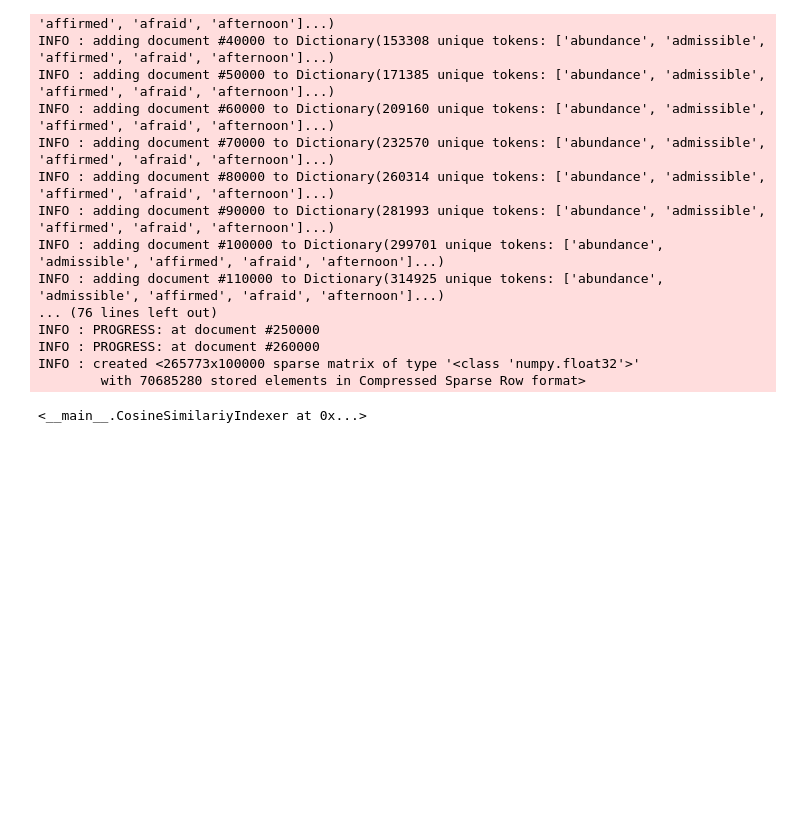
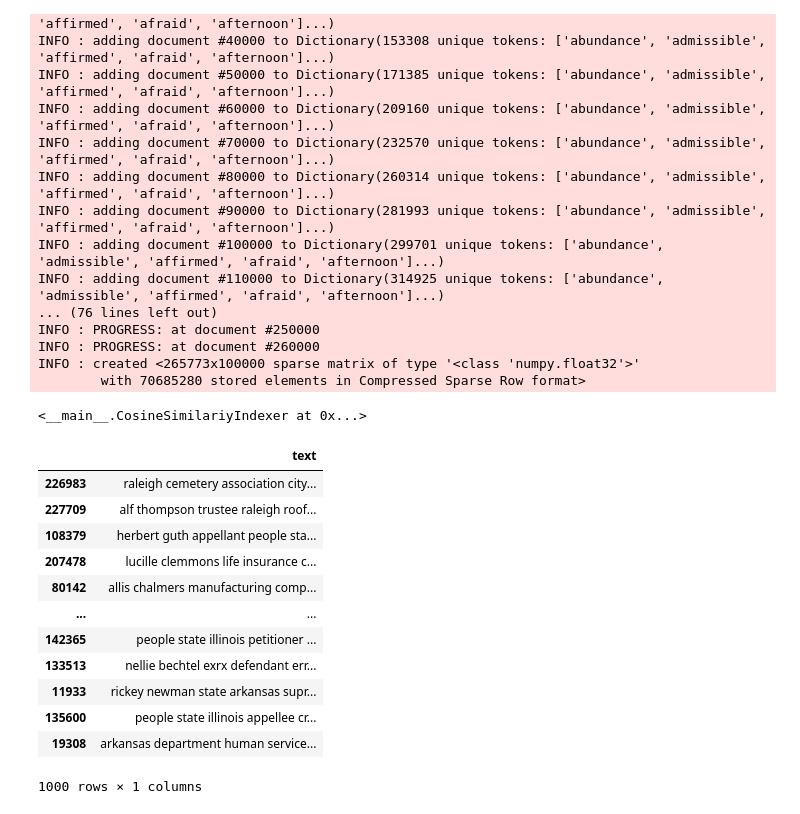
Before and after one commit to parambharat/cs109b-grp9-final-project, a Jupyter notebook: notebooks/data_wrangling.ipynb, the cells around one changed output. Cells and saved outputs as stored; diff of their text form; code cells hidden in the pictures; blank space fills up the shorter version.

```diff
--- a/notebooks/data_wrangling.ipynb
+++ b/notebooks/data_wrangling.ipynb
@@ -777,0 +686,17 @@ def top_n_idx_sparse(matrix, n):
+# %%
+sample_case_lines = case_lines.sample(1000)
+sample_case_lines
+# %% [output]
+|  | text |
+| 226983 | raleigh cemetery association city... |
+| 227709 | alf thompson trustee raleigh roof... |
+| 108379 | herbert guth appellant people sta... |
+| 207478 | lucille clemmons life insurance c... |
+| 80142 | allis chalmers manufacturing comp... |
+| ... | ... |
+| 142365 | people state illinois petitioner ... |
+| 133513 | nellie bechtel exrx defendant err... |
+| 11933 | rickey newman state arkansas supr... |
+| 135600 | people state illinois appellee cr... |
+| 19308 | arkansas department human service... |
+1000 rows × 1 columns
```
Also changed, not shown: parts of 85 cells of this notebook.
